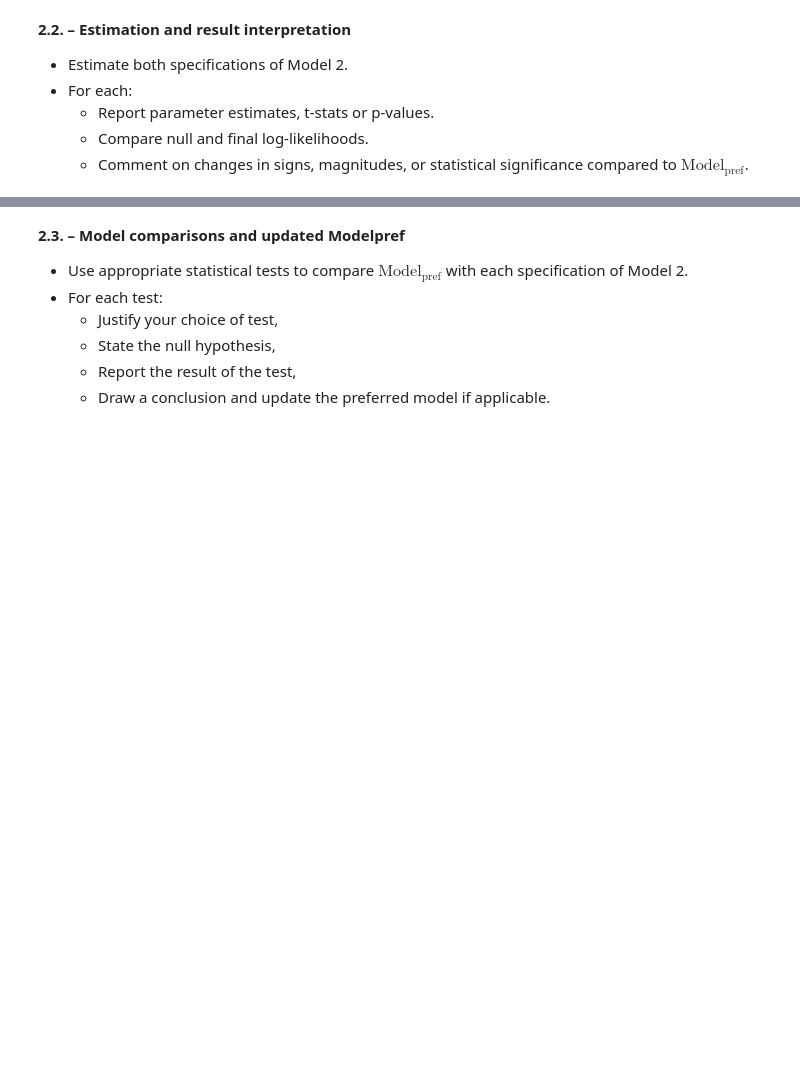
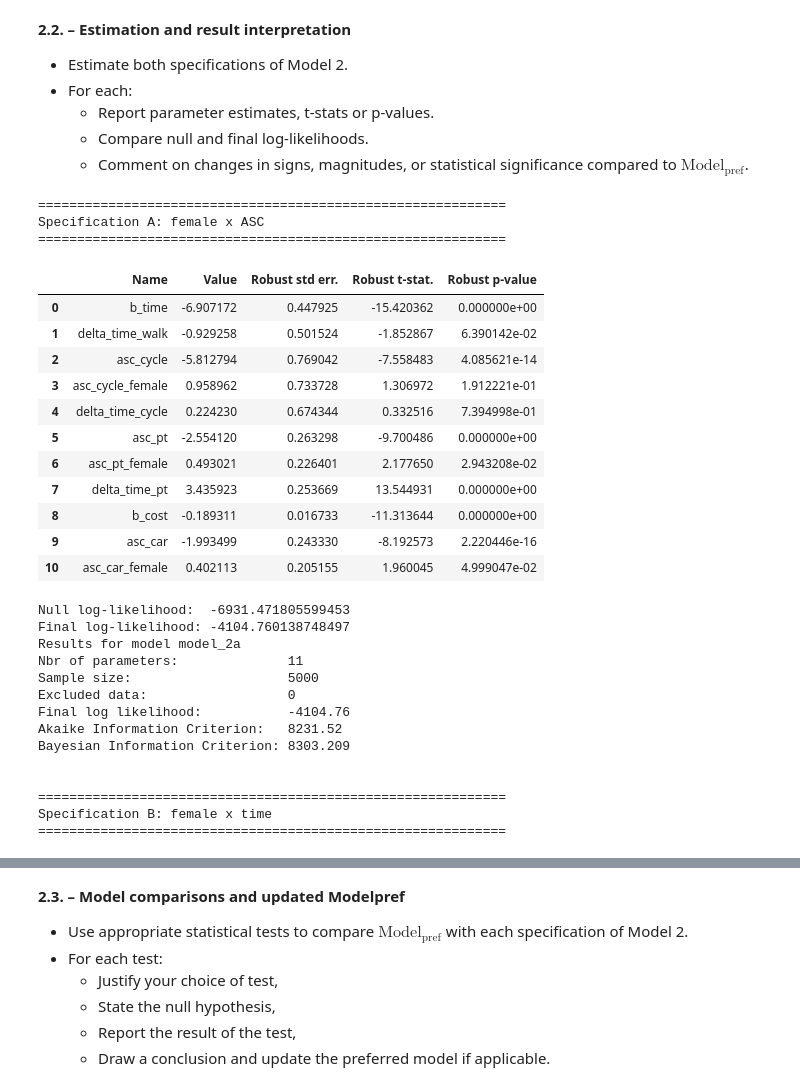
Before and after one commit to doran2728/Math463Group25, a Jupyter notebook: assignment.ipynb, the cells around one changed output, grey strips where cells are left out. Saved outputs shown, nothing was run; the diff lists cells and outputs as text; code cells hidden in the pictures; blank space fills up the shorter version.

Commit message:
Model2 and Model 3

```diff
--- a/assignment.ipynb
+++ b/assignment.ipynb
@@ -336,3 +518,10 @@ Using $\text{Model}_\text{pref}$ as the base model, choose a socioeconomic chara
 # Define your two Model 2 specifications here.
 # Choose the socioeconomic characteristic and interactions yourself.
 # Estimate, interpret, and compare the models
+
+# Ensure 'df' is the DataFrame (defensive: avoid any accidental overwrite)
+if not isinstance(df, pd.DataFrame):
+    df = pd.read_table('lpmc25.dat')
+    df['total_pt_duration'] = df['dur_pt_access'] + df['dur_pt_rail'] + df['dur_pt_bus'] + df['dur_pt_int']
+    df['total_driving_cost'] = df['cost_driving_fuel'] + df['cost_driving_ccharge']
+    database = db.Database('db25', df)
@@ -354,6 +633,74 @@ Using $\text{Model}_\text{pref}$ as the base model, choose a socioeconomic chara
 # %%
 # Store your estimated Model 2 result before comparing models.
 # all_results['your_model_name'] = results_your_model_name
 
 # comparison_table, _ = compile_estimation_results(all_results)
 # display(comparison_table)
+# Reuse the specifications defined in 2.0
+
+# A (female x ASC)
+logprob_2a = loglogit(util=V_2a, av=av_2, i=travel_mode)
+biogeme_2a = bio.BIOGEME(database, logprob_2a)
+biogeme_2a.model_name = "model_2a"
+results_2a = biogeme_2a.estimate()
+
+# B (female x time)
+logprob_2b = loglogit(util=V_2b, av=av_2, i=travel_mode)
+biogeme_2b = bio.BIOGEME(database, logprob_2b)
+biogeme_2b.model_name = "model_2b"
+results_2b = biogeme_2b.estimate()
+
+# Report parameter estimates, t-stats, and log-likelihoods
+print("=" * 60)
+print("Specification A: female x ASC")
+print("=" * 60)
+param_2a = get_pandas_estimated_parameters(estimation_results=results_2a)
+display(param_2a['Estimated parameters'])
+print("Null log-likelihood: ", 5000 * np.log(1/4))
+print("Final log-likelihood:", results_2a.final_loglikelihood)
+print(results_2a.short_summary())
+
+
+print()
+print("=" * 60)
+print("Specification B: female x time")
+print("=" * 60)
+param_2b = get_pandas_estimated_parameters(estimation_results=results_2b)
+display(param_2b['Estimated parameters'])
+print("Null log-likelihood: ", 5000 * np.log(1/4))
+print("Final log-likelihood:", results_2b.final_loglikelihood)
+print(results_2b.short_summary())
+
+
+all_results['model_2a'] = results_2a
+all_results['model_2b'] = results_2b
+# %% [output]
+============================================================
+Specification A: female x ASC
+============================================================
+|  | Name | Value | Robust std err. | Robust t-stat. | Robust p-value |
+| 0 | b_time | -6.907172 | 0.447925 | -15.420362 | 0.000000e+00 |
+| 1 | delta_time_walk | -0.929258 | 0.501524 | -1.852867 | 6.390142e-02 |
+| 2 | asc_cycle | -5.812794 | 0.769042 | -7.558483 | 4.085621e-14 |
+| 3 | asc_cycle_female | 0.958962 | 0.733728 | 1.306972 | 1.912221e-01 |
+| 4 | delta_time_cycle | 0.224230 | 0.674344 | 0.332516 | 7.394998e-01 |
+| 5 | asc_pt | -2.554120 | 0.263298 | -9.700486 | 0.000000e+00 |
+| 6 | asc_pt_female | 0.493021 | 0.226401 | 2.177650 | 2.943208e-02 |
+| 7 | delta_time_pt | 3.435923 | 0.253669 | 13.544931 | 0.000000e+00 |
+| 8 | b_cost | -0.189311 | 0.016733 | -11.313644 | 0.000000e+00 |
+| 9 | asc_car | -1.993499 | 0.243330 | -8.192573 | 2.220446e-16 |
+| 10 | asc_car_female | 0.402113 | 0.205155 | 1.960045 | 4.999047e-02 |
+Null log-likelihood:  -6931.471805599453
+Final log-likelihood: -4104.760138748497
+Results for model model_2a
+Nbr of parameters:              11
+Sample size:                    5000
+Excluded data:                  0
+Final log likelihood:           -4104.76
+Akaike Information Criterion:   8231.52
+Bayesian Information Criterion: 8303.209
+
+
+============================================================
+Specification B: female x time
+============================================================
```
Also changed, not shown: parts of 14 cells of this notebook, 7 other files.
